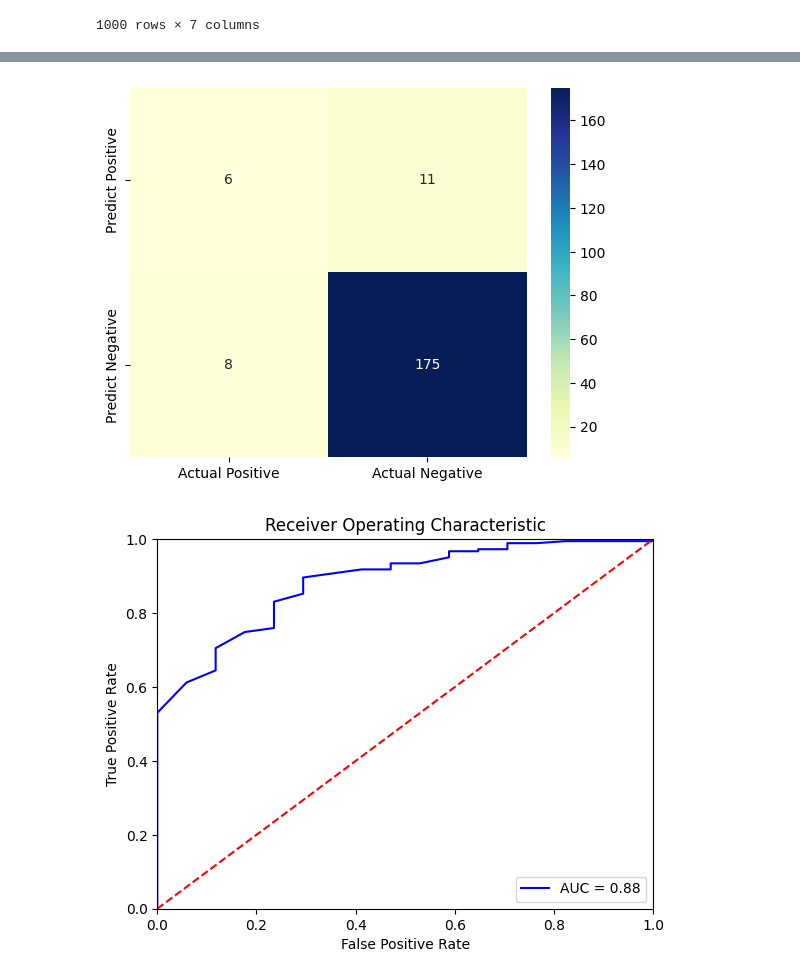
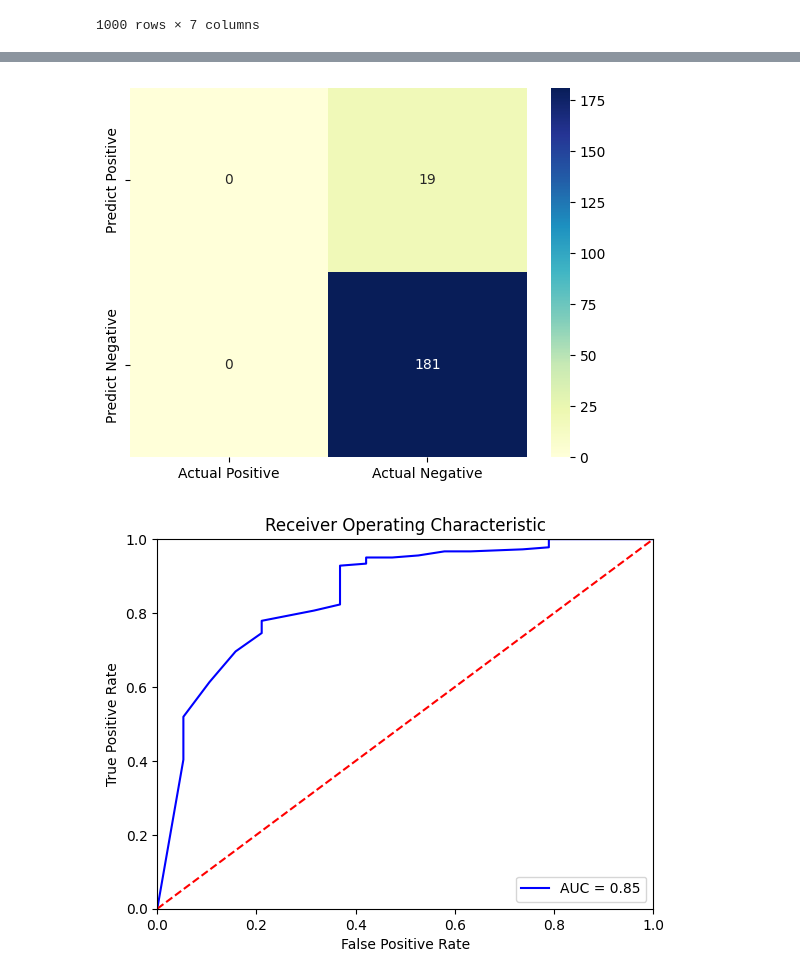
Before and after one commit to kamatchi-t/Toxic_Tweets_ML, a Jupyter notebook: Toxic_Tweets_Sentiment Analysis.ipynb, the cells around one changed output, grey strips where cells are left out. Saved outputs shown, nothing was run; the diff lists cells and outputs as text; code cells hidden in the pictures.

```diff
--- a/Toxic_Tweets_Sentiment Analysis.ipynb
+++ b/Toxic_Tweets_Sentiment Analysis.ipynb
@@ -445,12 +468,20 @@ Confusion matrix for DecisionTreeClassifier
 model=RandomForestClassifier()
 model.fit(x_train, y_train)
 
-y_pred_train = gnb.predict(x_train)
-y_pred_test = gnb.predict(x_test)
-print("\nTraining Accuracy score:",accuracy_score(y_train, y_pred_train))
-print("Testing Accuracy score:",accuracy_score(y_test, y_pred_test))
+y_pred_train = model.predict(x_train)
+y_pred_test = model.predict(x_test)
 
-print(classification_report(y_test, y_pred_test))
+
+print("\nclassification_report:\n", classification_report(y_test, y_pred_test))
+
+
+print(f"precision_score_train: {precision_score(y_train,y_pred_train)}")
+print(f"recall_score_train: {recall_score(y_train,y_pred_train)}")
+print(f"f1_score_train: {f1_score(y_train,y_pred_train)}")
+
+print(f"precision_score_test: {precision_score(y_test,y_pred_test)}")
+print(f"recall_score_test: {recall_score(y_test,y_pred_test)}")
+print(f"f1_score_test: {f1_score(y_test,y_pred_test)}")
 
 cm = confusion_matrix(y_test, y_pred_test)
 print('Confusion matrix for RandomForestClassifier\n', cm)
@@ -492,2 +528,2 @@ Confusion matrix for RandomForestClassifier
-[figure, old version]
+[figure, new version]
-[figure, old version]
+[figure, new version]
```
Also changed, not shown: parts of 11 cells of this notebook.
